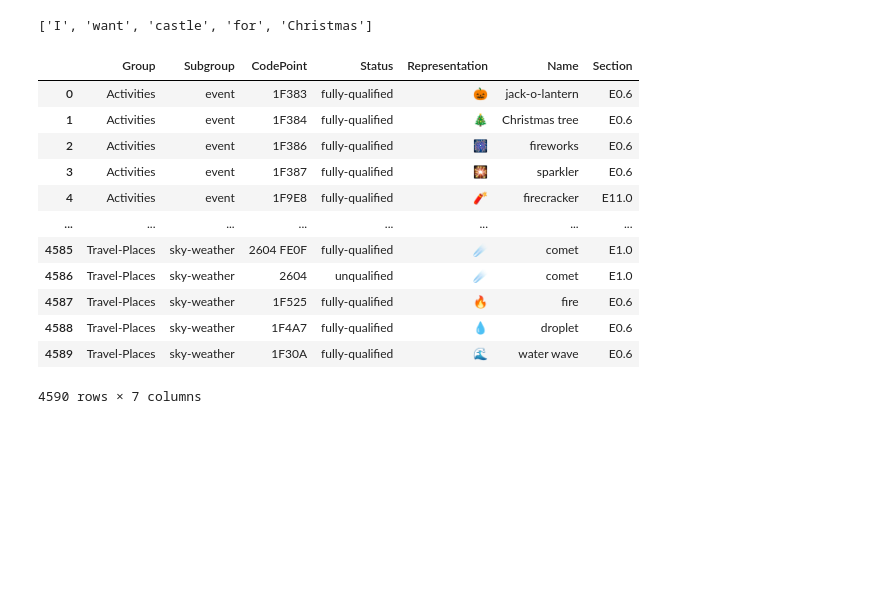
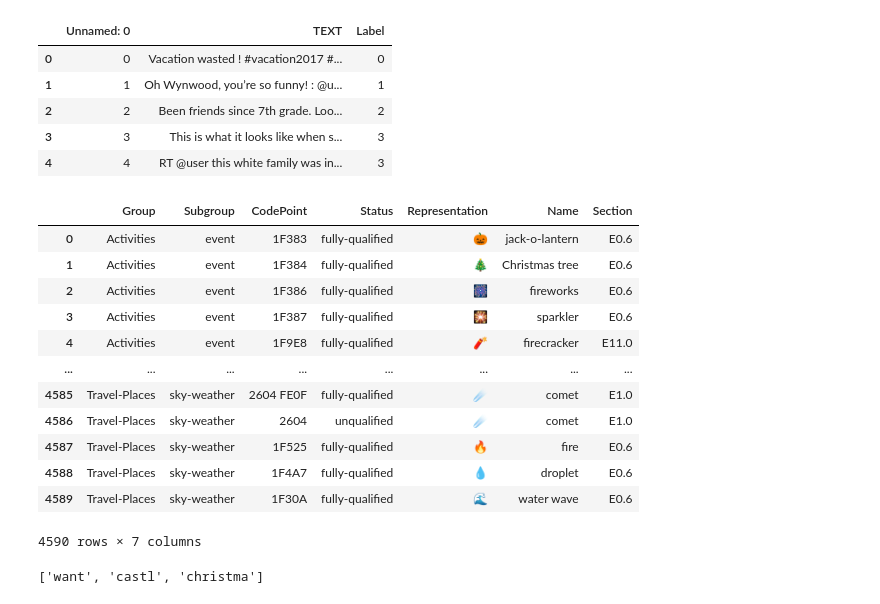
Before and after one commit to ivanasen/emoji_generator, a Jupyter notebook: v1.ipynb, the cells around one changed output. Saved outputs shown, nothing was run; the diff lists cells and outputs as text; code cells hidden in the pictures; blank space fills up the shorter version.

Commit message:
add versions with lemmatizers and no stop words

```diff
--- a/v1.ipynb
+++ b/v1.ipynb
@@ -16,30 +25,29 @@ emojis_dataset_path = "./emojis.csv"
-# %%
-ps = PorterStemmer()
-sent = "I want castle for Christmas"
-tokens= word_tokenize(sent)
-print(tokens)
-
-stemmed_sent = [ps.stem(t) for t in tokens]
-
-stop_words = set(stopwords.words('english'))
-
-words = [w for w in stemmed_sent if w not in stop_words]
-
-emojis_dataset = pd.read_csv(emojis_dataset_path)
-
-emojis_dataset
-# %% [output]
-['I', 'want', 'castle', 'for', 'Christmas']
-|  | Group | Subgroup | CodePoint | Status | Representation | Name | Section |
-| 0 | Activities | event | 1F383 | fully-qualified | 🎃 | jack-o-lantern | E0.6 |
-| 1 | Activities | event | 1F384 | fully-qualified | 🎄 | Christmas tree | E0.6 |
-| 2 | Activities | event | 1F386 | fully-qualified | 🎆 | fireworks | E0.6 |
-| 3 | Activities | event | 1F387 | fully-qualified | 🎇 | sparkler | E0.6 |
-| 4 | Activities | event | 1F9E8 | fully-qualified | 🧨 | firecracker | E11.0 |
-| ... | ... | ... | ... | ... | ... | ... | ... |
-| 4585 | Travel-Places | sky-weather | 2604 FE0F | fully-qualified | ☄️ | comet | E1.0 |
-| 4586 | Travel-Places | sky-weather | 2604 | unqualified | ☄ | comet | E1.0 |
-| 4587 | Travel-Places | sky-weather | 1F525 | fully-qualified | 🔥 | fire | E0.6 |
-| 4588 | Travel-Places | sky-weather | 1F4A7 | fully-qualified | 💧 | droplet | E0.6 |
-| 4589 | Travel-Places | sky-weather | 1F30A | fully-qualified | 🌊 | water wave | E0.6 |
-4590 rows × 7 columns
+# %%
+twitter_path = kagglehub.dataset_download("hariharasudhanas/twitter-emoji-prediction")
+
+twitter_ds = pd.read_csv(f"{twitter_path}/Train.csv")
+twitter_ds.head()
+# %% [output]
+|  | Unnamed: 0 | TEXT | Label |
+| 0 | 0 | Vacation wasted ! #vacation2017 #... | 0 |
+| 1 | 1 | Oh Wynwood, you’re so funny! : @u... | 1 |
+| 2 | 2 | Been friends since 7th grade. Loo... | 2 |
+| 3 | 3 | This is what it looks like when s... | 3 |
+| 4 | 4 | RT @user this white family was in... | 3 |
+# %%
+emojis_dataset = pd.read_csv("./emojis.csv")
+emojis_dataset
+# %% [output]
+|  | Group | Subgroup | CodePoint | Status | Representation | Name | Section |
+| 0 | Activities | event | 1F383 | fully-qualified | 🎃 | jack-o-lantern | E0.6 |
+| 1 | Activities | event | 1F384 | fully-qualified | 🎄 | Christmas tree | E0.6 |
+| 2 | Activities | event | 1F386 | fully-qualified | 🎆 | fireworks | E0.6 |
+| 3 | Activities | event | 1F387 | fully-qualified | 🎇 | sparkler | E0.6 |
+| 4 | Activities | event | 1F9E8 | fully-qualified | 🧨 | firecracker | E11.0 |
+| ... | ... | ... | ... | ... | ... | ... | ... |
+| 4585 | Travel-Places | sky-weather | 2604 FE0F | fully-qualified | ☄️ | comet | E1.0 |
+| 4586 | Travel-Places | sky-weather | 2604 | unqualified | ☄ | comet | E1.0 |
+| 4587 | Travel-Places | sky-weather | 1F525 | fully-qualified | 🔥 | fire | E0.6 |
+| 4588 | Travel-Places | sky-weather | 1F4A7 | fully-qualified | 💧 | droplet | E0.6 |
+| 4589 | Travel-Places | sky-weather | 1F30A | fully-qualified | 🌊 | water wave | E0.6 |
+4590 rows × 7 columns
@@ -46 +62,8 @@ emojis_dataset
+# %%
+sent = "I want castle for Christmas"
+tokens = pre_process(sent)
+
+tokens
+# %% [output]
+['want', 'castl', 'christma']
 # %%
```
Also changed, not shown: parts of 18 cells of this notebook, 1 other file.
